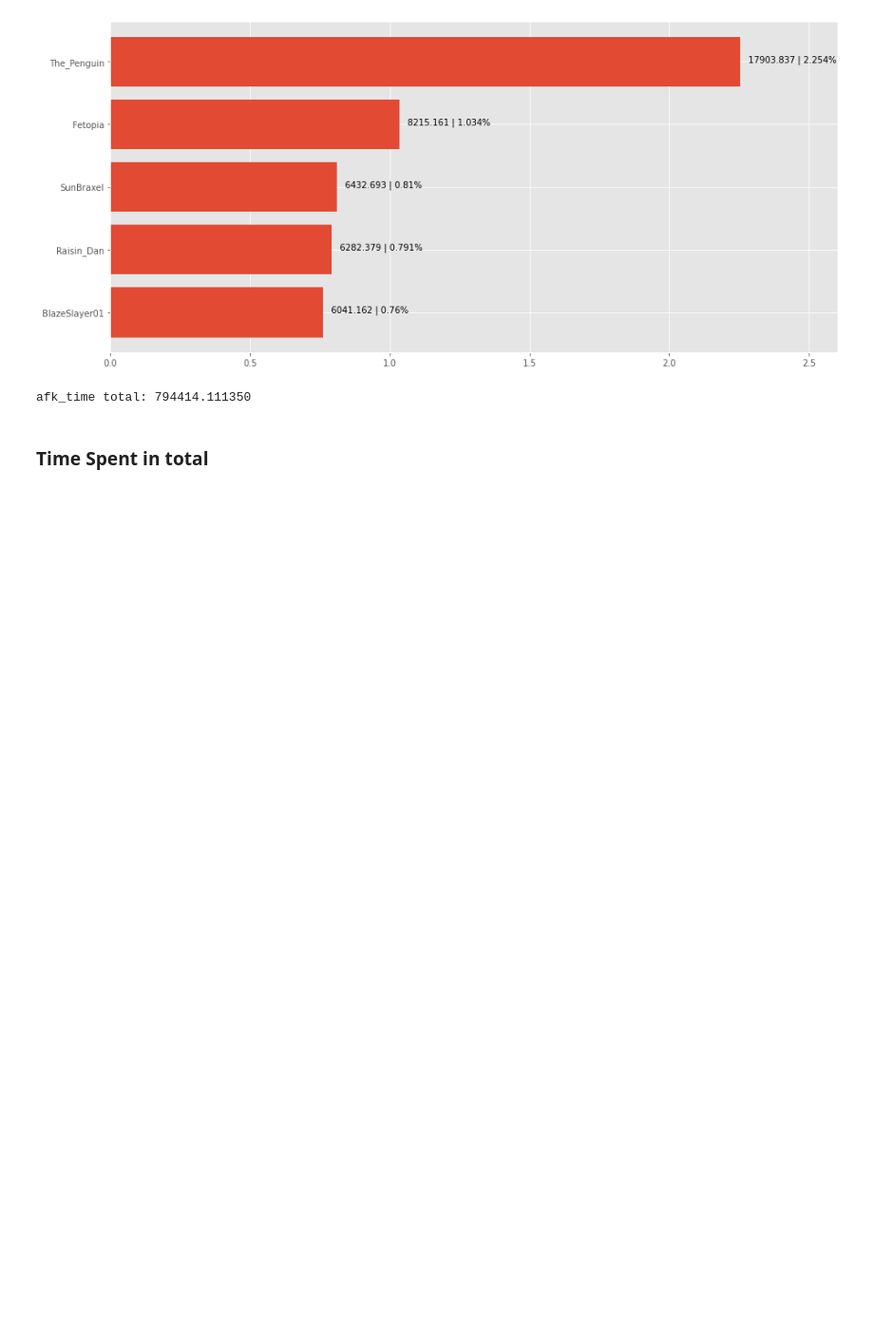
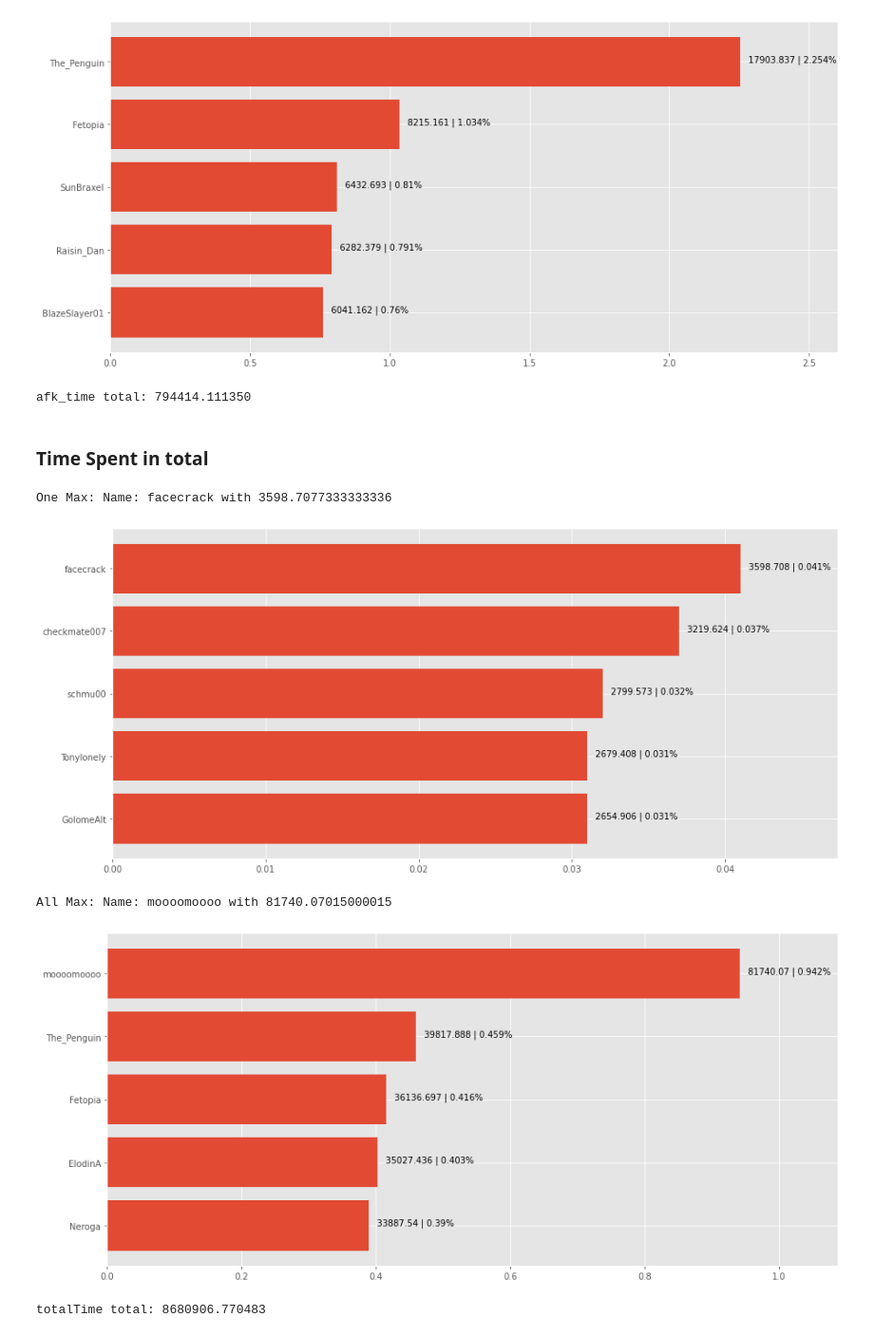
Before and after one commit to TechAle/salc1-data-mining, a Jupyter notebook: notebooks/session_analysis/sessionTime.ipynb, the cells around one changed output. Shown: that part at 95% size. Drawn from its saved outputs; the diff is of its cells as text; code cells hidden in the pictures; blank space fills up the shorter version.

Commit message:
added Total Time Results

```diff
--- a/notebooks/session_analysis/sessionTime.ipynb
+++ b/notebooks/session_analysis/sessionTime.ipynb
@@ -172,0 +175,10 @@ afk_time total: 794414.111350
+# %%
+getInfoOne("totalTime")
+getInfoAll("totalTime")
+getSum("totalTime")
+# %% [output]
+One Max: Name: facecrack with 3598.7077333333336
+[figure, added]
+All Max: Name: moooomoooo with 81740.07015000015
+[figure, added]
+totalTime total: 8680906.770483
```
Also changed, not shown: parts of 1 cell of this notebook, 2 other files.
